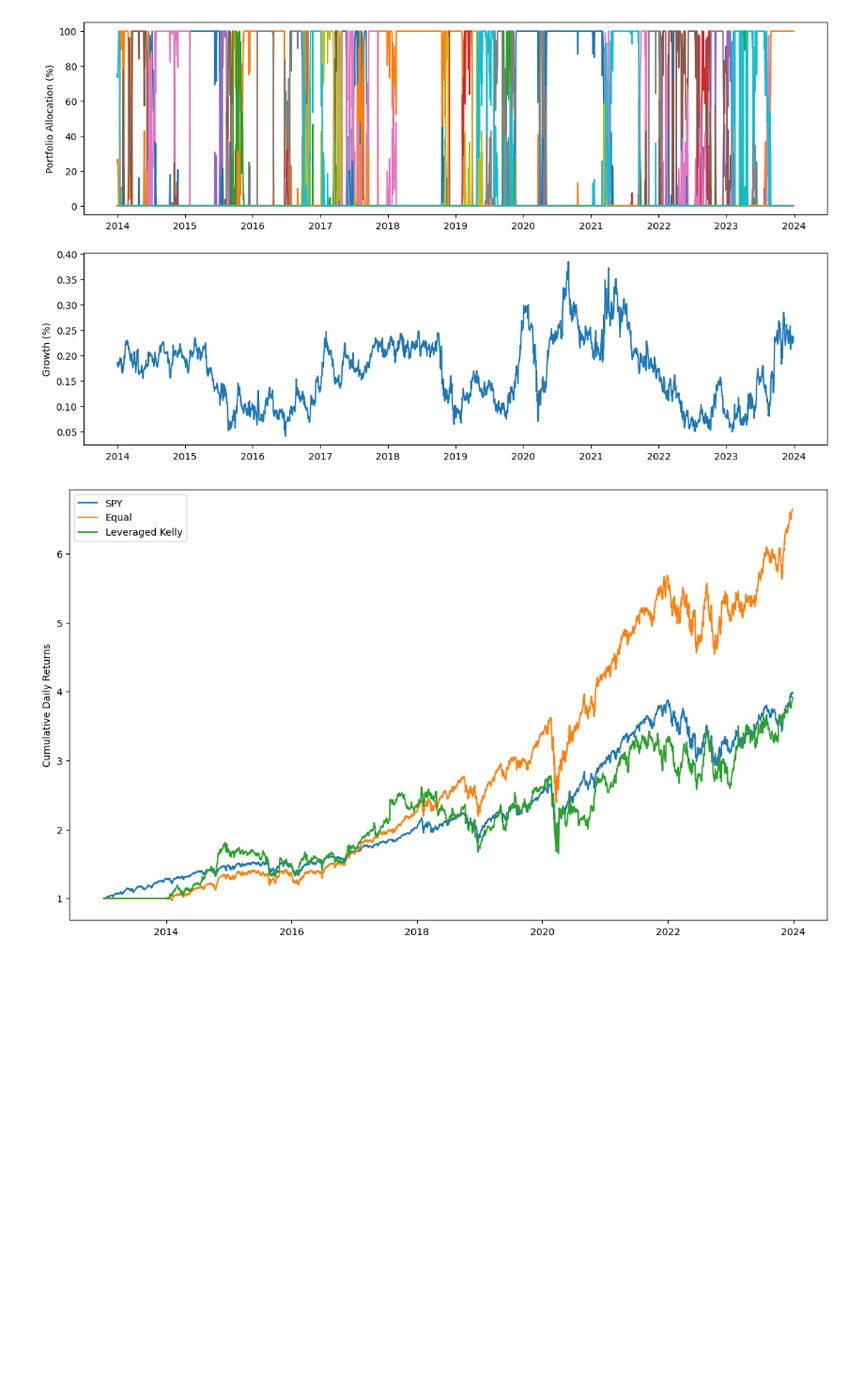
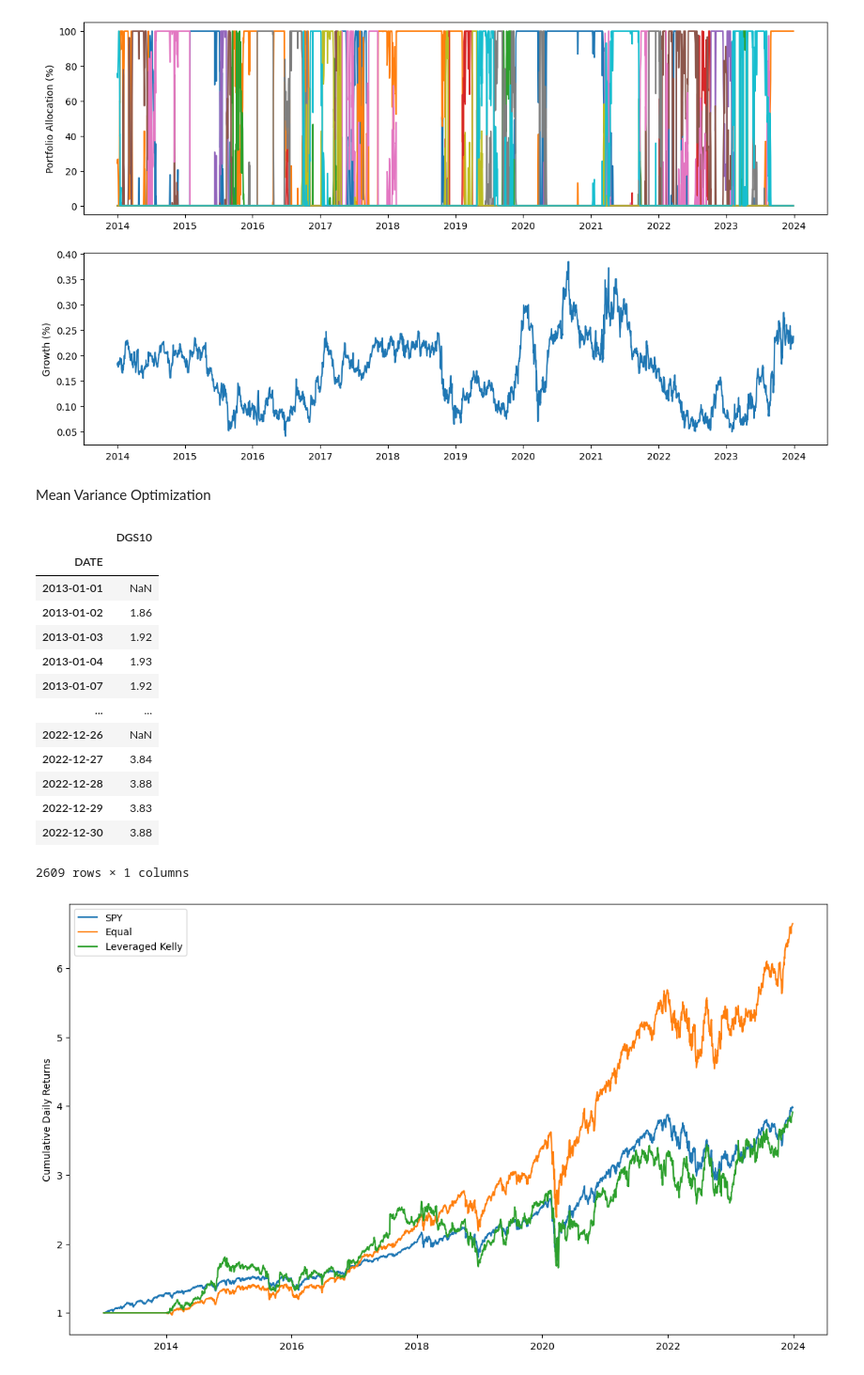
Before and after one commit to shankrith/portfolio-optimization, a Jupyter notebook: kelly-multiple-assets.ipynb, the cells around one changed output. Shown at 94% size. Cells and saved outputs as stored; diff of their text form; code cells hidden in the pictures; blank space fills up the shorter version.

```diff
--- a/kelly-multiple-assets.ipynb
+++ b/kelly-multiple-assets.ipynb
@@ -193,3 +194,5 @@ equal_f_df = pd.DataFrame(equal_f, index=sample.index)
 name = ['equal_fracs']
 equal_f_df.columns = pd.MultiIndex.from_product([portfolio, name], names=['Ticker', 'Weight'])
 equal_f_df
+# %% [markdown]
+Mean Variance Optimization
@@ -195,0 +211,19 @@ equal_f_df
+# %%
+treasury_10y_monthly = (web.DataReader('DGS10', 'fred', 2013, 2023))
+# %%
+treasury_10y_monthly
+# %% [output]
+|  | DGS10 |
+| DATE |  |
+| 2013-01-01 | NaN |
+| 2013-01-02 | 1.86 |
+| 2013-01-03 | 1.92 |
+| 2013-01-04 | 1.93 |
+| 2013-01-07 | 1.92 |
+| ... | ... |
+| 2022-12-26 | NaN |
+| 2022-12-27 | 3.84 |
+| 2022-12-28 | 3.88 |
+| 2022-12-29 | 3.83 |
+| 2022-12-30 | 3.88 |
+2609 rows × 1 columns
```
Also changed, not shown: parts of 5 cells of this notebook.
